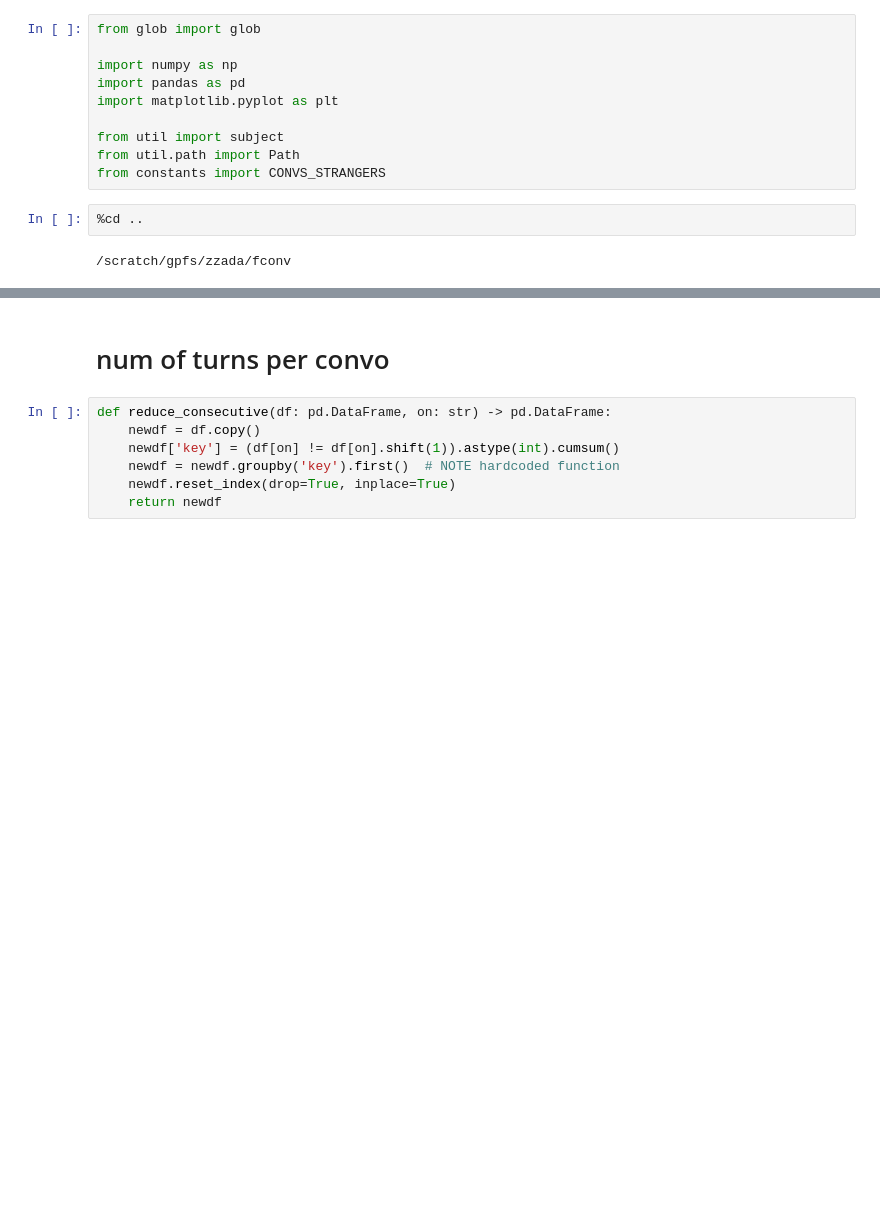
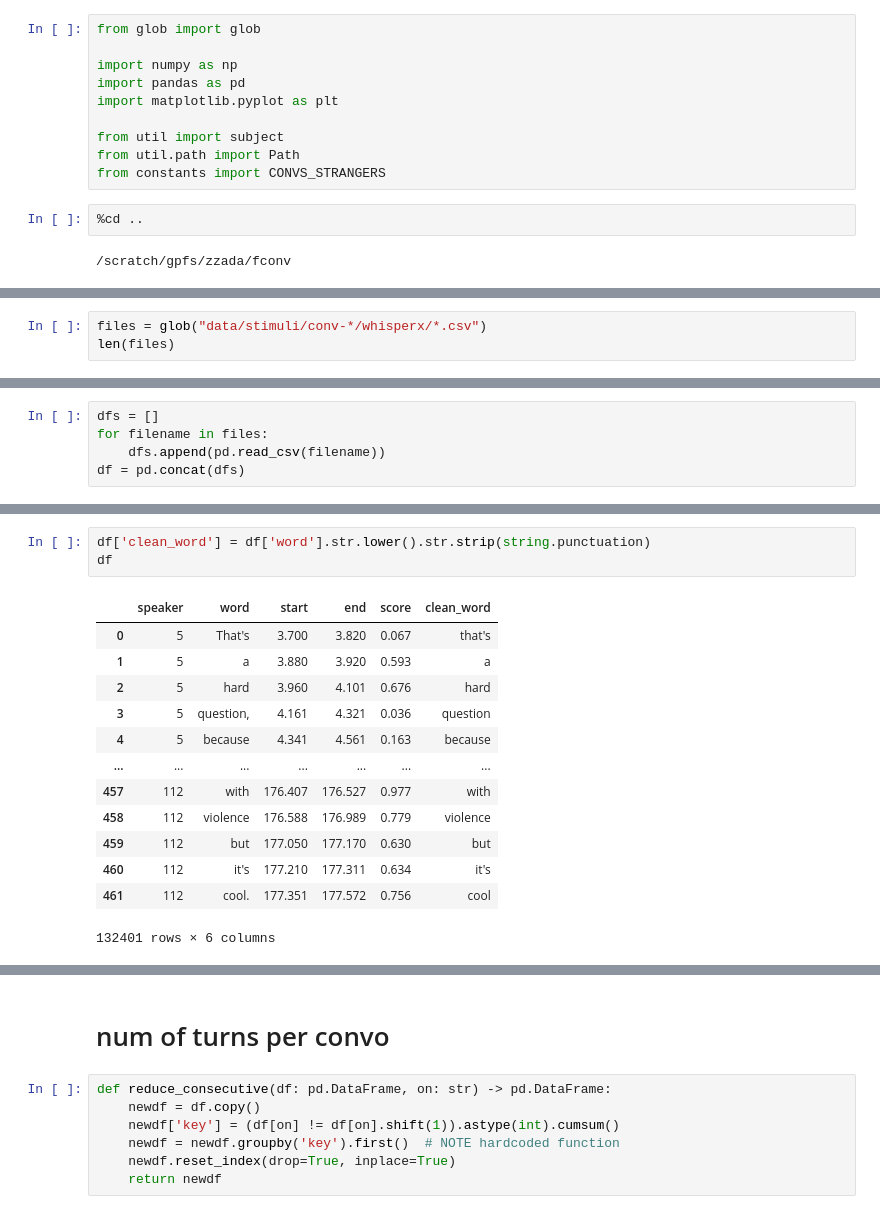
Before and after one commit to YeajuDianaKim394/EncodingModels, a Jupyter notebook: code/figureS-convstats.ipynb, the cells around one changed output, grey strips where cells are left out. Saved outputs shown, nothing was run; the diff lists cells and outputs as text; blank space fills up the shorter version.

```diff
--- a/code/figureS-convstats.ipynb
+++ b/code/figureS-convstats.ipynb
@@ -14,0 +17,3 @@ from constants import CONVS_STRANGERS
+# %%
+files = glob("data/stimuli/conv-*/whisperx/*.csv")
+len(files)
@@ -14,0 +22,5 @@ from constants import CONVS_STRANGERS
+# %%
+dfs = []
+for filename in files:
+    dfs.append(pd.read_csv(filename))
+df = pd.concat(dfs)
@@ -14,0 +52,17 @@ from constants import CONVS_STRANGERS
+# %%
+df['clean_word'] = df['word'].str.lower().str.strip(string.punctuation)
+df
+# %% [output]
+|  | speaker | word | start | end | score | clean_word |
+| 0 | 5 | That's | 3.700 | 3.820 | 0.067 | that's |
+| 1 | 5 | a | 3.880 | 3.920 | 0.593 | a |
+| 2 | 5 | hard | 3.960 | 4.101 | 0.676 | hard |
+| 3 | 5 | question, | 4.161 | 4.321 | 0.036 | question |
+| 4 | 5 | because | 4.341 | 4.561 | 0.163 | because |
+| ... | ... | ... | ... | ... | ... | ... |
+| 457 | 112 | with | 176.407 | 176.527 | 0.977 | with |
+| 458 | 112 | violence | 176.588 | 176.989 | 0.779 | violence |
+| 459 | 112 | but | 177.050 | 177.170 | 0.630 | but |
+| 460 | 112 | it's | 177.210 | 177.311 | 0.634 | it's |
+| 461 | 112 | cool. | 177.351 | 177.572 | 0.756 | cool |
+132401 rows × 6 columns
```
Also changed, not shown: parts of 16 cells of this notebook, 12 other files.
